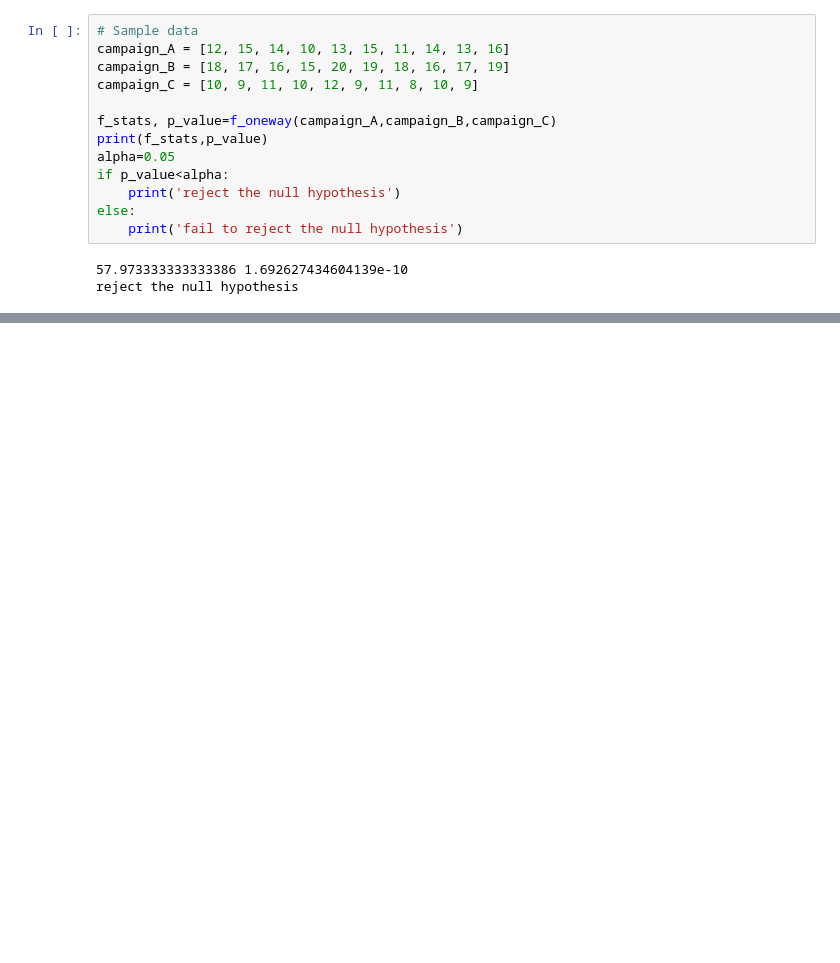
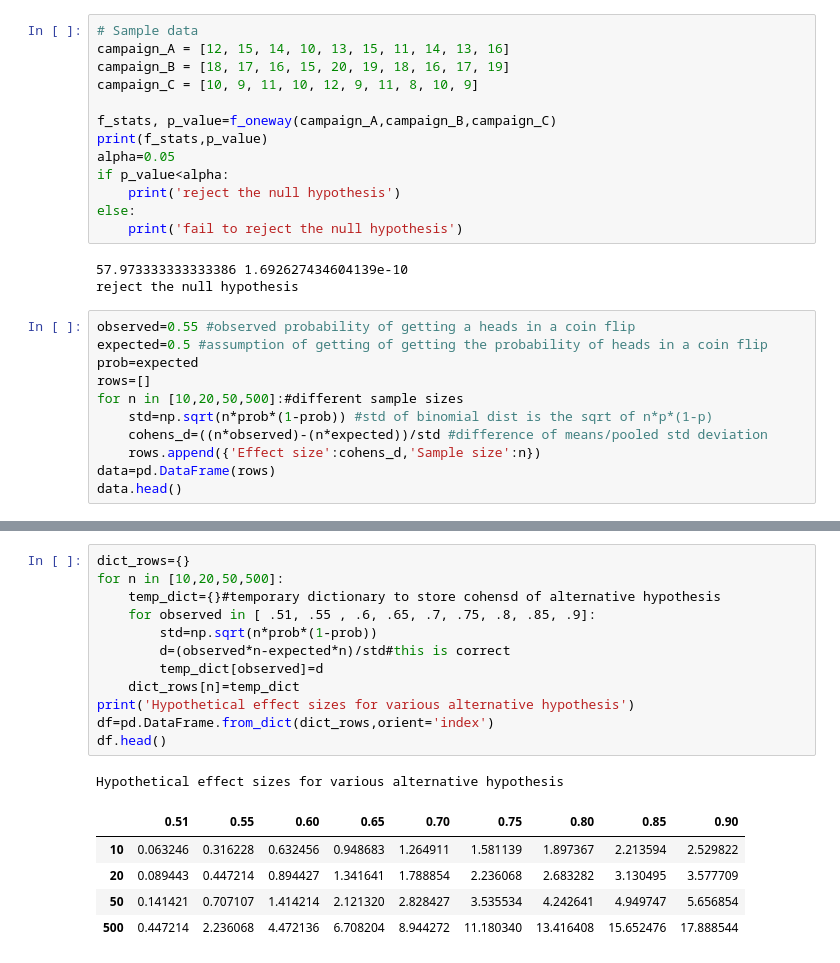
Before and after one commit to Brenda-Mutai/Python-, a Jupyter notebook: Statistical_Power_and_Anova.ipynb, the cells around one changed output, grey strips where cells are left out. Drawn from its saved outputs; the diff is of its cells as text; blank space fills up the shorter version.

```diff
--- a/Statistical_Power_and_Anova.ipynb
+++ b/Statistical_Power_and_Anova.ipynb
@@ -165,3 +165,14 @@ else:
 # %% [output]
 57.973333333333386 1.692627434604139e-10
 reject the null hypothesis
+# %%
+observed=0.55 #observed probability of getting a heads in a coin flip
+expected=0.5 #assumption of getting of getting the probability of heads in a coin flip
+prob=expected
+rows=[]
+for n in [10,20,50,500]:#different sample sizes
+    std=np.sqrt(n*prob*(1-prob)) #std of binomial dist is the sqrt of n*p*(1-p)
+    cohens_d=((n*observed)-(n*expected))/std #difference of means/pooled std deviation
+    rows.append({'Effect size':cohens_d,'Sample size':n})
+data=pd.DataFrame(rows)
+data.head()
@@ -167,0 +185,19 @@ reject the null hypothesis
+# %%
+dict_rows={}
+for n in [10,20,50,500]:
+    temp_dict={}#temporary dictionary to store cohensd of alternative hypothesis
+    for observed in [ .51, .55 , .6, .65, .7, .75, .8, .85, .9]:
+        std=np.sqrt(n*prob*(1-prob))
+        d=(observed*n-expected*n)/std#this is correct
+        temp_dict[observed]=d
+    dict_rows[n]=temp_dict
+print('Hypothetical effect sizes for various alternative hypothesis')
+df=pd.DataFrame.from_dict(dict_rows,orient='index')
+df.head()
+# %% [output]
+Hypothetical effect sizes for various alternative hypothesis
+|  | 0.51 | 0.55 | 0.60 | 0.65 | 0.70 | 0.75 | 0.80 | 0.85 | 0.90 |
+| 10 | 0.063246 | 0.316228 | 0.632456 | 0.948683 | 1.264911 | 1.581139 | 1.897367 | 2.213594 | 2.529822 |
+| 20 | 0.089443 | 0.447214 | 0.894427 | 1.341641 | 1.788854 | 2.236068 | 2.683282 | 3.130495 | 3.577709 |
+| 50 | 0.141421 | 0.707107 | 1.414214 | 2.121320 | 2.828427 | 3.535534 | 4.242641 | 4.949747 | 5.656854 |
+| 500 | 0.447214 | 2.236068 | 4.472136 | 6.708204 | 8.944272 | 11.180340 | 13.416408 | 15.652476 | 17.888544 |
```
Also changed, not shown: parts of 2 cells of this notebook, 2 other files.
